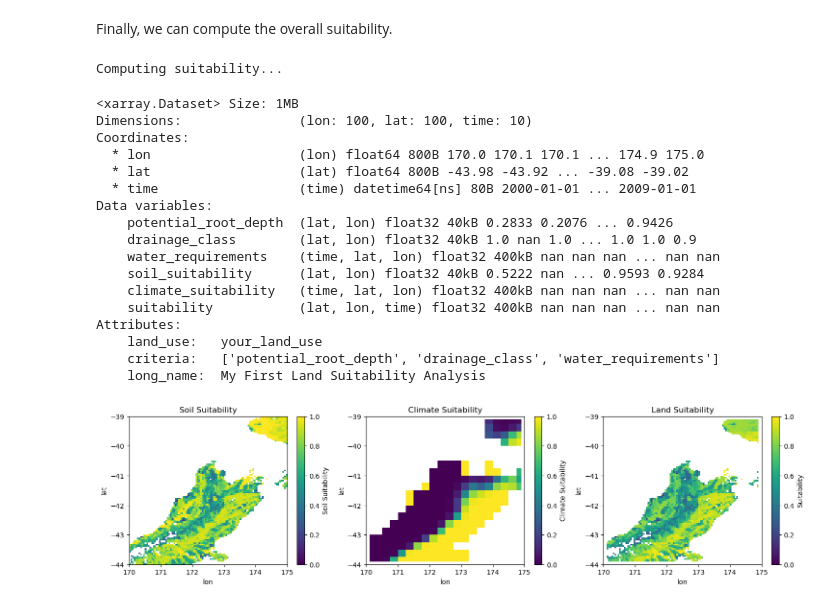
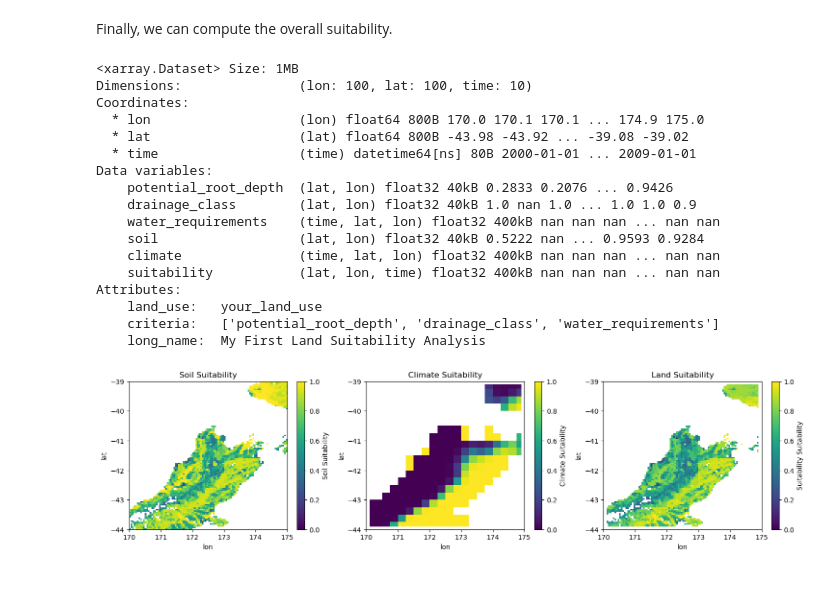
Before and after one commit to baptistehamon/lsapy, a Jupyter notebook: docs/notebooks/lsa.ipynb, the cells around one changed output. Drawn from its saved outputs; the diff is of its cells as text; code cells hidden in the pictures.

```diff
--- a/docs/notebooks/lsa.ipynb
+++ b/docs/notebooks/lsa.ipynb
@@ -56,6 +57,6 @@ lsa = LandSuitabilityAnalysis(
 # %% [markdown]
 Then, we can compute the suitability starting with the criteria.
 # %%
-lsa.compute_criteria_suitability(inplace=True)
+lsa.run(suitability_type="criteria", inplace=True)
 lsa.data
 # %% [output]
@@ -87,6 +85,6 @@ plt.show()
 # %% [markdown]
 Now, we can compute the suitability of categories. There are several method implemented to aggregate criteria (e.g., mean, weighted mean, geometric mean, weighted geometric mean, and limiting factor). Here, we are going to use a simple weighted mean.
 # %%
-lsa.compute_category_suitability(method="weighted_mean", keep_criteria=True, inplace=True)
+lsa.run(suitability_type="category", agg_methods="weighted_mean", keep_vars=True, inplace=True)
 lsa.data
 # %% [output]
@@ -120,35 +116,35 @@ plt.show()
 # %% [markdown]
 Finally, we can compute the overall suitability.
 # %%
-lsa.compute_suitability(method="weighted_mean", by_category=True, inplace=True, keep_all=True)
+lsa.run(suitability_type="overall", agg_methods="weighted_mean", by_category=True, inplace=True)
+# lsa.compute_suitability(method="weighted_mean", by_category=True, inplace=True, keep_all=True)
 lsa.data
 # %% [output]
-Computing suitability...
+<xarray.Dataset> Size: 1MB
+Dimensions:               (lon: 100, lat: 100, time: 10)
+Coordinates:
+  * lon                   (lon) float64 800B 170.0 170.1 170.1 ... 174.9 175.0
+  * lat                   (lat) float64 800B -43.98 -43.92 ... -39.08 -39.02
+  * time                  (time) datetime64[ns] 80B 2000-01-01 ... 2009-01-01
+Data variables:
+    potential_root_depth  (lat, lon) float32 40kB 0.2833 0.2076 ... 0.9426
+    drainage_class        (lat, lon) float32 40kB 1.0 nan 1.0 ... 1.0 1.0 0.9
+    water_requirements    (time, lat, lon) float32 400kB nan nan nan ... nan nan
+    soil                  (lat, lon) float32 40kB 0.5222 nan ... 0.9593 0.9284
+    climate               (time, lat, lon) float32 400kB nan nan nan ... nan nan
+    suitability           (lat, lon, time) float32 400kB nan nan nan ... nan nan
+Attributes:
+    land_use:   your_land_use
+    criteria:   ['potential_root_depth', 'drainage_class', 'water_requirements']
+    long_name:  My First Land Suitability Analysis
-<xarray.Dataset> Size: 1MB
-Dimensions:               (lon: 100, lat: 100, time: 10)
-Coordinates:
-  * lon                   (lon) float64 800B 170.0 170.1 170.1 ... 174.9 175.0
-  * lat                   (lat) float64 800B -43.98 -43.92 ... -39.08 -39.02
-  * time                  (time) datetime64[ns] 80B 2000-01-01 ... 2009-01-01
-Data variables:
-    potential_root_depth  (lat, lon) float32 40kB 0.2833 0.2076 ... 0.9426
-    drainage_class        (lat, lon) float32 40kB 1.0 nan 1.0 ... 1.0 1.0 0.9
-    water_requirements    (time, lat, lon) float32 400kB nan nan nan ... nan nan
-    soil_suitability      (lat, lon) float32 40kB 0.5222 nan ... 0.9593 0.9284
-    climate_suitability   (time, lat, lon) float32 400kB nan nan nan ... nan nan
-    suitability           (lat, lon, time) float32 400kB nan nan nan ... nan nan
-Attributes:
-    land_use:   your_land_use
-    criteria:   ['potential_root_depth', 'drainage_class', 'water_requirements']
-    long_name:  My First Land Suitability Analysis
 # %%
 fig, ax = plt.subplots(1, 3, figsize=(18, 4))
-lsa.data["soil_suitability"].plot(ax=ax[0], vmin=0, vmax=1)
+lsa.data["soil"].plot(ax=ax[0], vmin=0, vmax=1)
 ax[0].set_title("Soil Suitability")
-lsa.data["climate_suitability"].isel(time=2).plot(ax=ax[1], vmin=0, vmax=1)
+lsa.data["climate"].isel(time=2).plot(ax=ax[1], vmin=0, vmax=1)
 ax[1].set_title("Climate Suitability")
 lsa.data["suitability"].isel(time=2).plot(ax=ax[2], vmin=0, vmax=1)
 ax[2].set_title("Land Suitability")
 plt.show()
 # %% [output]
-[figure, old version]
+[figure, new version]
```
Also changed, not shown: parts of 4 cells of this notebook.
